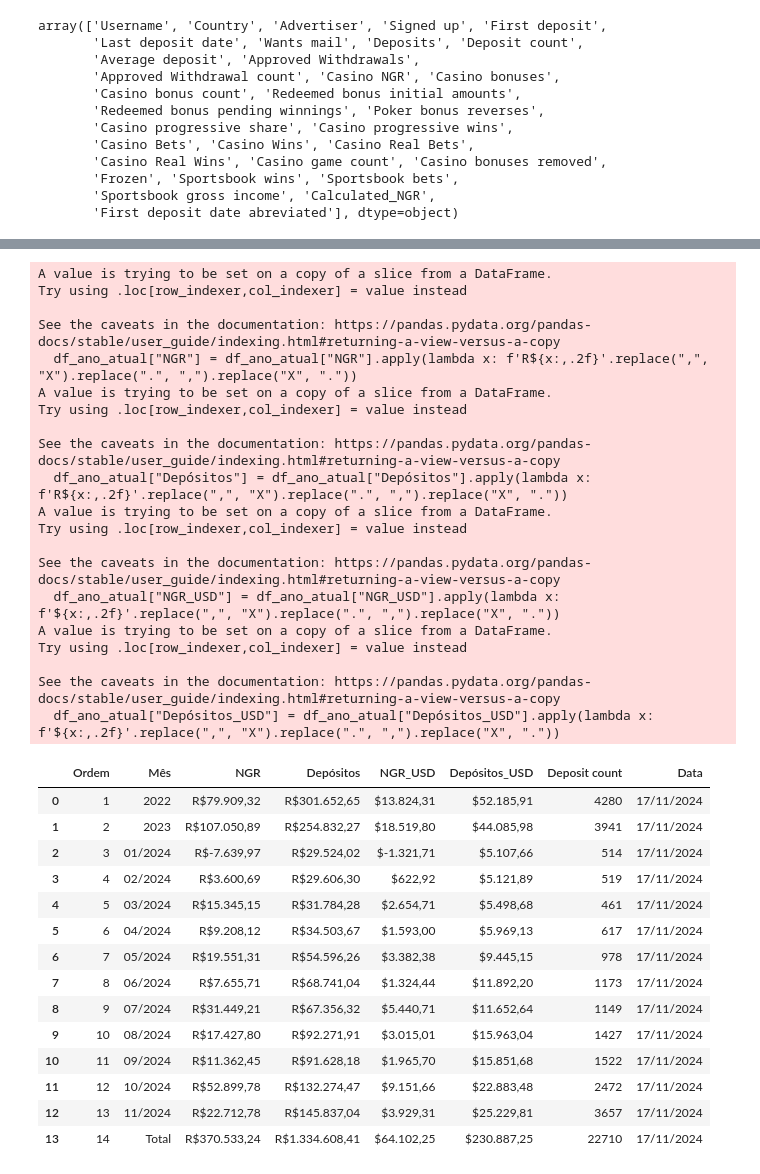
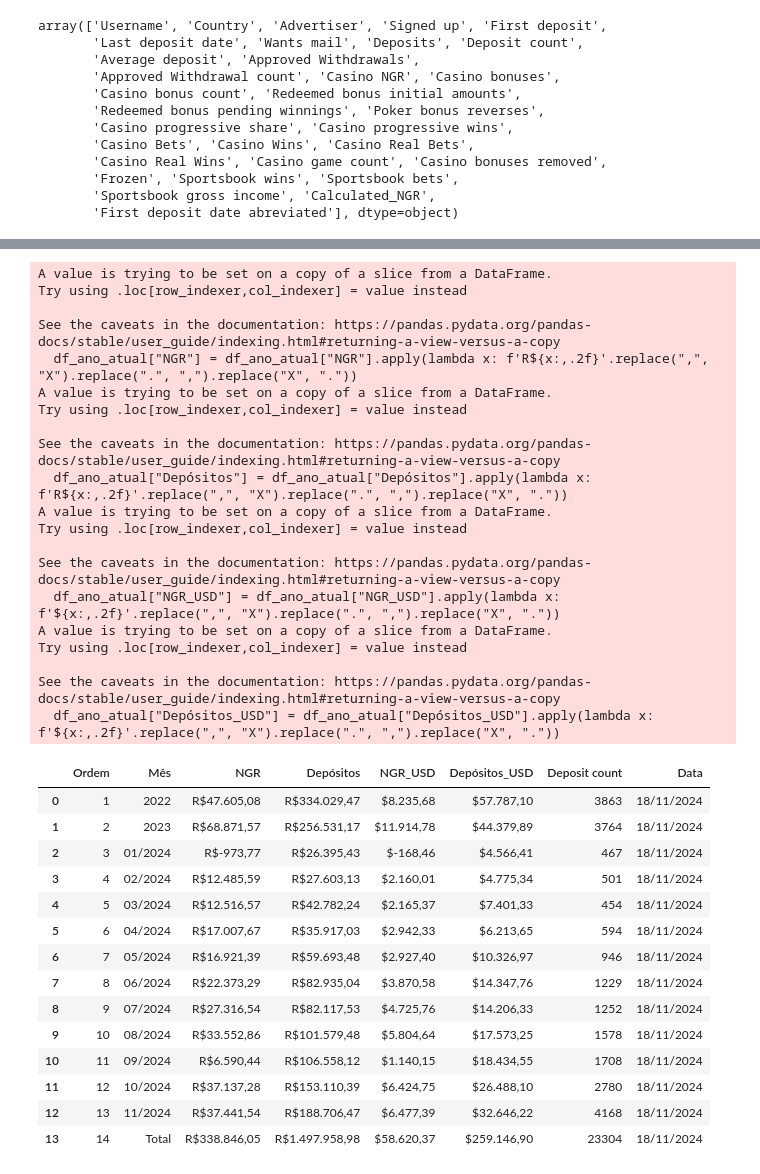
Before and after one commit to Making-publi/NGR-MES, a Jupyter notebook: daily.ipynb, the cells around one changed output, grey strips where cells are left out. Cells and saved outputs as stored; diff of their text form; code cells hidden in the pictures.

```diff
--- a/daily.ipynb
+++ b/daily.ipynb
@@ -219,48 +219,48 @@ df_final['Ordem'] = range(1, len(df_final) + 1)
 
 # Reordenando as colunas para colocar "Ordem" como a primeira coluna
 df_final = df_final[['Ordem', 'Mês', 'NGR', 'Depósitos', 'NGR_USD', 'Depósitos_USD', 'Deposit count']]
 
-df_final['Data'] = "17/11/2024"
+df_final['Data'] = "18/11/2024"
 
 
 # Exibindo o resultado final
 df_final
 # %% [output]
 A value is trying to be set on a copy of a slice from a DataFrame.
 Try using .loc[row_indexer,col_indexer] = value instead
 
 See the caveats in the documentation: https://pandas.pydata.org/pandas-docs/stable/user_guide/indexing.html#returning-a-view-versus-a-copy
   df_ano_atual["NGR"] = df_ano_atual["NGR"].apply(lambda x: f'R${x:,.2f}'.replace(",", "X").replace(".", ",").replace("X", "."))
 A value is trying to be set on a copy of a slice from a DataFrame.
 Try using .loc[row_indexer,col_indexer] = value instead
 
 See the caveats in the documentation: https://pandas.pydata.org/pandas-docs/stable/user_guide/indexing.html#returning-a-view-versus-a-copy
   df_ano_atual["Depósitos"] = df_ano_atual["Depósitos"].apply(lambda x: f'R${x:,.2f}'.replace(",", "X").replace(".", ",").replace("X", "."))
 A value is trying to be set on a copy of a slice from a DataFrame.
 Try using .loc[row_indexer,col_indexer] = value instead
 
 See the caveats in the documentation: https://pandas.pydata.org/pandas-docs/stable/user_guide/indexing.html#returning-a-view-versus-a-copy
   df_ano_atual["NGR_USD"] = df_ano_atual["NGR_USD"].apply(lambda x: f'${x:,.2f}'.replace(",", "X").replace(".", ",").replace("X", "."))
 A value is trying to be set on a copy of a slice from a DataFrame.
 Try using .loc[row_indexer,col_indexer] = value instead
 
 See the caveats in the documentation: https://pandas.pydata.org/pandas-docs/stable/user_guide/indexing.html#returning-a-view-versus-a-copy
   df_ano_atual["Depósitos_USD"] = df_ano_atual["Depósitos_USD"].apply(lambda x: f'${x:,.2f}'.replace(",", "X").replace(".", ",").replace("X", "."))
 |  | Ordem | Mês | NGR | Depósitos | NGR_USD | Depósitos_USD | Deposit count | Data |
-| 0 | 1 | 2022 | R$79.909,32 | R$301.652,65 | $13.824,31 | $52.185,91 | 4280 | 17/11/2024 |
-| 1 | 2 | 2023 | R$107.050,89 | R$254.832,27 | $18.519,80 | $44.085,98 | 3941 | 17/11/2024 |
-| 2 | 3 | 01/2024 | R$-7.639,97 | R$29.524,02 | $-1.321,71 | $5.107,66 | 514 | 17/11/2024 |
-| 3 | 4 | 02/2024 | R$3.600,69 | R$29.606,30 | $622,92 | $5.121,89 | 519 | 17/11/2024 |
-| 4 | 5 | 03/2024 | R$15.345,15 | R$31.784,28 | $2.654,71 | $5.498,68 | 461 | 17/11/2024 |
-| 5 | 6 | 04/2024 | R$9.208,12 | R$34.503,67 | $1.593,00 | $5.969,13 | 617 | 17/11/2024 |
-| 6 | 7 | 05/2024 | R$19.551,31 | R$54.596,26 | $3.382,38 | $9.445,15 | 978 | 17/11/2024 |
-| 7 | 8 | 06/2024 | R$7.655,71 | R$68.741,04 | $1.324,44 | $11.892,20 | 1173 | 17/11/2024 |
-| 8 | 9 | 07/2024 | R$31.449,21 | R$67.356,32 | $5.440,71 | $11.652,64 | 1149 | 17/11/2024 |
-| 9 | 10 | 08/2024 | R$17.427,80 | R$92.271,91 | $3.015,01 | $15.963,04 | 1427 | 17/11/2024 |
-| 10 | 11 | 09/2024 | R$11.362,45 | R$91.628,18 | $1.965,70 | $15.851,68 | 1522 | 17/11/2024 |
-| 11 | 12 | 10/2024 | R$52.899,78 | R$132.274,47 | $9.151,66 | $22.883,48 | 2472 | 17/11/2024 |
-| 12 | 13 | 11/2024 | R$22.712,78 | R$145.837,04 | $3.929,31 | $25.229,81 | 3657 | 17/11/2024 |
-| 13 | 14 | Total | R$370.533,24 | R$1.334.608,41 | $64.102,25 | $230.887,25 | 22710 | 17/11/2024 |
+| 0 | 1 | 2022 | R$47.605,08 | R$334.029,47 | $8.235,68 | $57.787,10 | 3863 | 18/11/2024 |
+| 1 | 2 | 2023 | R$68.871,57 | R$256.531,17 | $11.914,78 | $44.379,89 | 3764 | 18/11/2024 |
+| 2 | 3 | 01/2024 | R$-973,77 | R$26.395,43 | $-168,46 | $4.566,41 | 467 | 18/11/2024 |
+| 3 | 4 | 02/2024 | R$12.485,59 | R$27.603,13 | $2.160,01 | $4.775,34 | 501 | 18/11/2024 |
+| 4 | 5 | 03/2024 | R$12.516,57 | R$42.782,24 | $2.165,37 | $7.401,33 | 454 | 18/11/2024 |
+| 5 | 6 | 04/2024 | R$17.007,67 | R$35.917,03 | $2.942,33 | $6.213,65 | 594 | 18/11/2024 |
+| 6 | 7 | 05/2024 | R$16.921,39 | R$59.693,48 | $2.927,40 | $10.326,97 | 946 | 18/11/2024 |
+| 7 | 8 | 06/2024 | R$22.373,29 | R$82.935,04 | $3.870,58 | $14.347,76 | 1229 | 18/11/2024 |
+| 8 | 9 | 07/2024 | R$27.316,54 | R$82.117,53 | $4.725,76 | $14.206,33 | 1252 | 18/11/2024 |
+| 9 | 10 | 08/2024 | R$33.552,86 | R$101.579,48 | $5.804,64 | $17.573,25 | 1578 | 18/11/2024 |
+| 10 | 11 | 09/2024 | R$6.590,44 | R$106.558,12 | $1.140,15 | $18.434,55 | 1708 | 18/11/2024 |
+| 11 | 12 | 10/2024 | R$37.137,28 | R$153.110,39 | $6.424,75 | $26.488,10 | 2780 | 18/11/2024 |
+| 12 | 13 | 11/2024 | R$37.441,54 | R$188.706,47 | $6.477,39 | $32.646,22 | 4168 | 18/11/2024 |
+| 13 | 14 | Total | R$338.846,05 | R$1.497.958,98 | $58.620,37 | $259.146,90 | 23304 | 18/11/2024 |
 # %%
 import uuid
 
```
Also changed, not shown: parts of 3 cells of this notebook, 3 other files.
